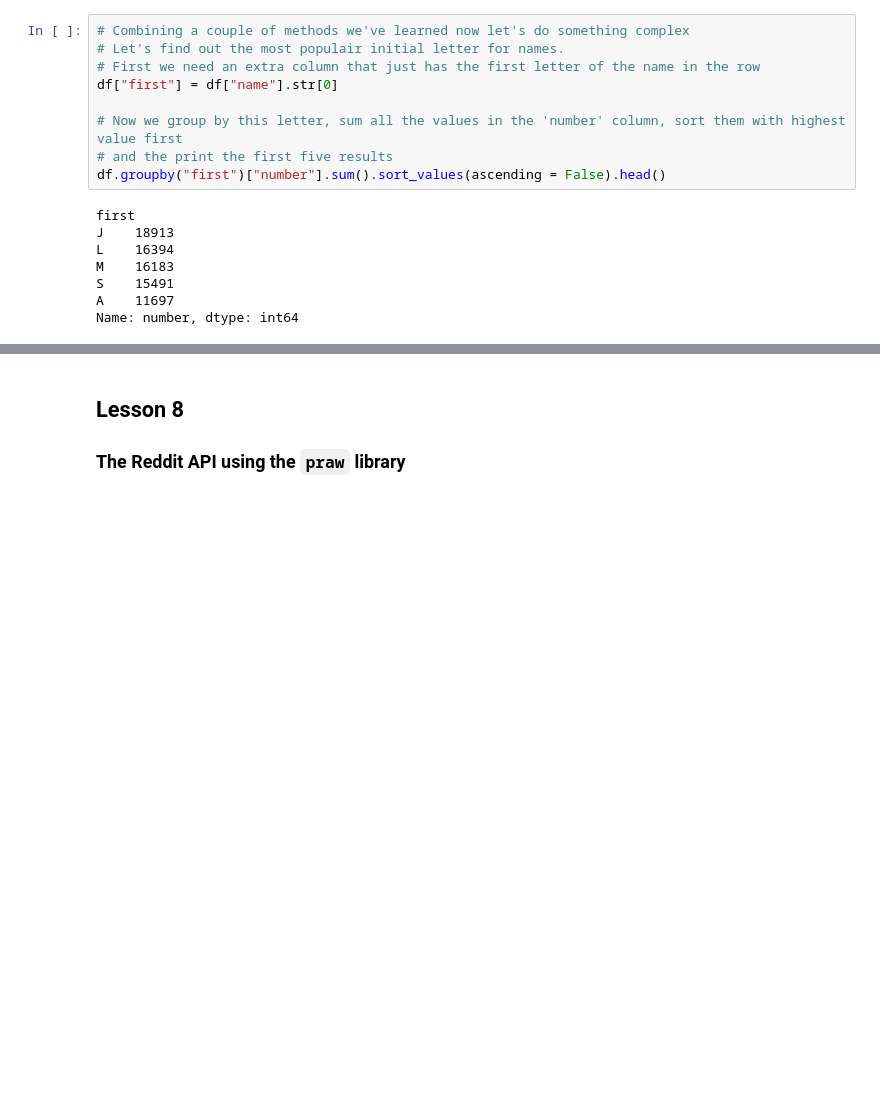
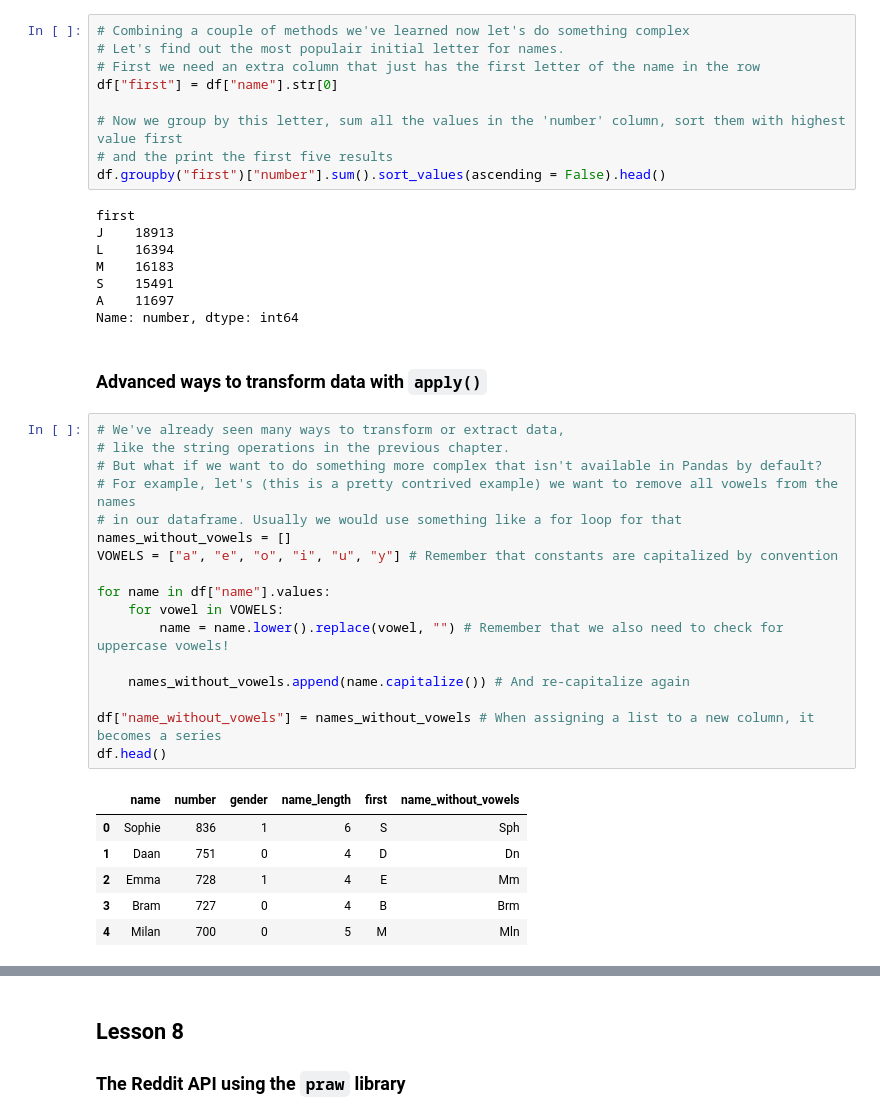
Before and after one commit to hay/hu-dsf, a Jupyter notebook: examples/examples-4.ipynb, the cells around one changed output, grey strips where cells are left out. Cells and saved outputs as stored; diff of their text form; blank space fills up the shorter version.

```diff
--- a/examples/examples-4.ipynb
+++ b/examples/examples-4.ipynb
@@ -288,3 +303,29 @@ M    16183
 S    15491
 A    11697
 Name: number, dtype: int64
+# %% [markdown]
+### Advanced ways to transform data with `apply()`
+# %%
+# We've already seen many ways to transform or extract data,
+# like the string operations in the previous chapter.
+# But what if we want to do something more complex that isn't available in Pandas by default?
+# For example, let's (this is a pretty contrived example) we want to remove all vowels from the names
+# in our dataframe. Usually we would use something like a for loop for that
+names_without_vowels = []
+VOWELS = ["a", "e", "o", "i", "u", "y"] # Remember that constants are capitalized by convention
+
+for name in df["name"].values:
+    for vowel in VOWELS:
+        name = name.lower().replace(vowel, "") # Remember that we also need to check for uppercase vowels!
+
+    names_without_vowels.append(name.capitalize()) # And re-capitalize again
+
+df["name_without_vowels"] = names_without_vowels # When assigning a list to a new column, it becomes a series
+df.head()
+# %% [output]
+|  | name | number | gender | name_length | first | name_without_vowels |
+| 0 | Sophie | 836 | 1 | 6 | S | Sph |
+| 1 | Daan | 751 | 0 | 4 | D | Dn |
+| 2 | Emma | 728 | 1 | 4 | E | Mm |
+| 3 | Bram | 727 | 0 | 4 | B | Brm |
+| 4 | Milan | 700 | 0 | 5 | M | Mln |
```
Also changed, not shown: parts of 9 cells of this notebook.
